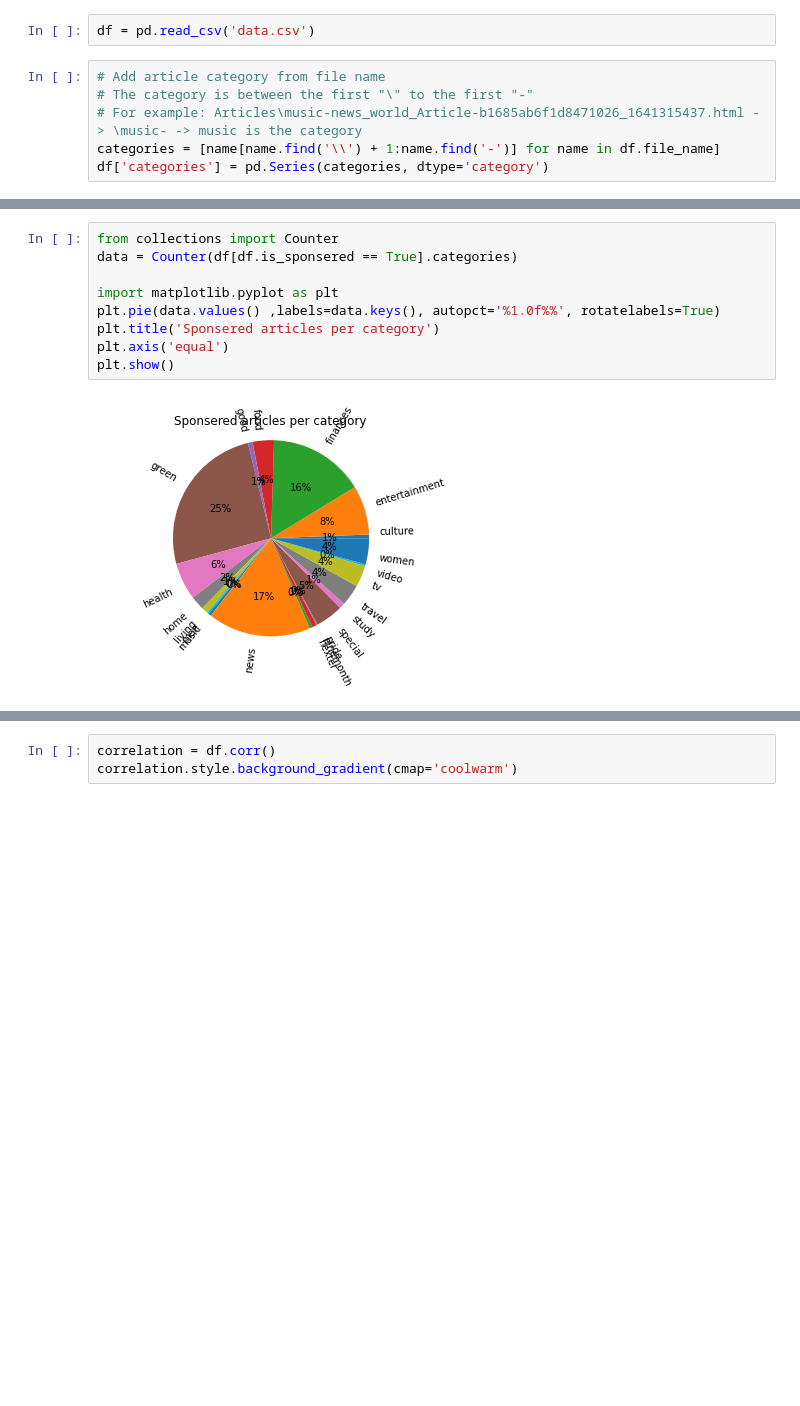
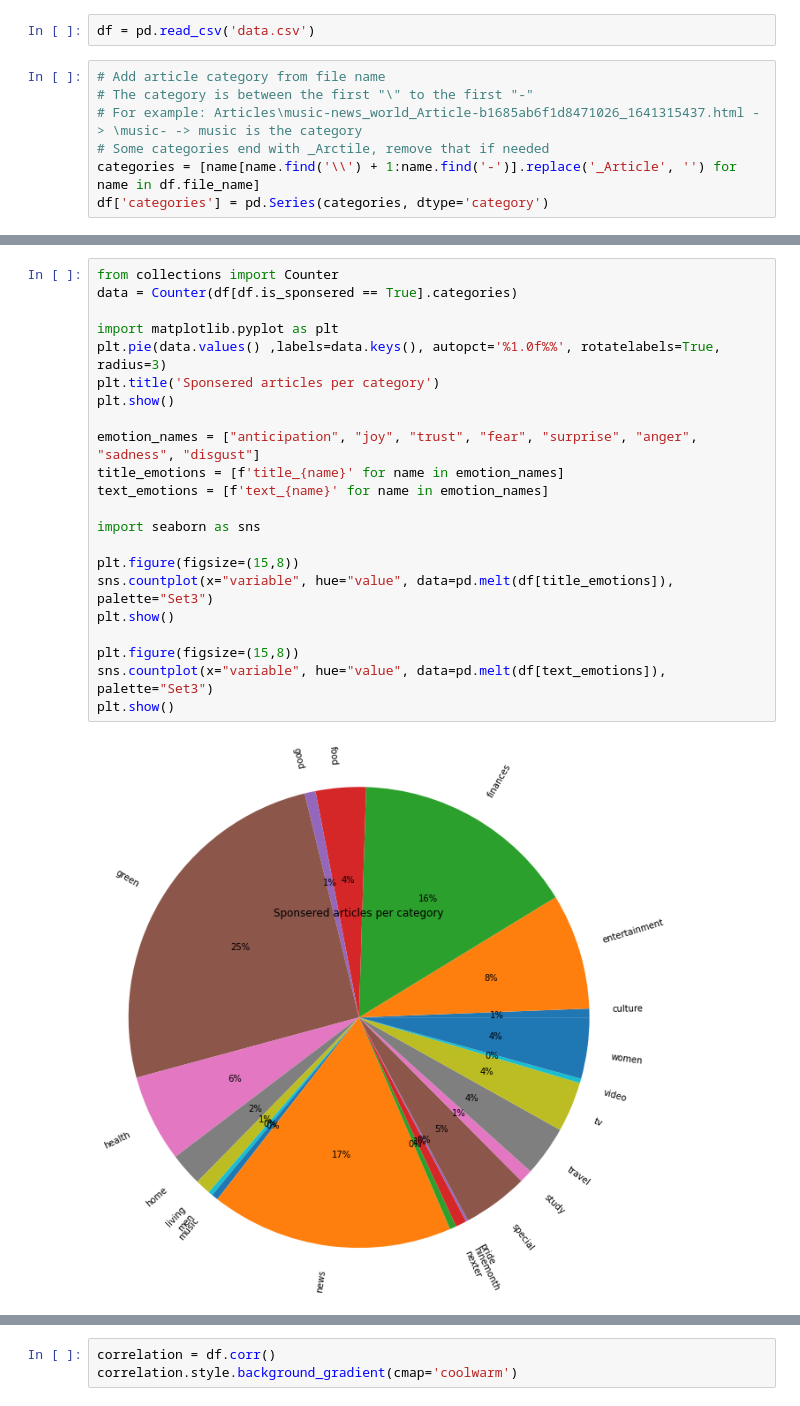
Before and after one commit to edenc3/AdsOrNews, a Jupyter notebook: from_csv.ipynb, the cells around one changed output, grey strips where cells are left out. Drawn from its saved outputs; the diff is of its cells as text; blank space fills up the shorter version.

```diff
--- a/from_csv.ipynb
+++ b/from_csv.ipynb
@@ -19,6 +19,7 @@ df = pd.read_csv('data.csv')
 # Add article category from file name
 # The category is between the first "\" to the first "-"
 # For example: Articles\music-news_world_Article-b1685ab6f1d8471026_1641315437.html -> \music- -> music is the category
-categories = [name[name.find('\\') + 1:name.find('-')] for name in df.file_name]
+# Some categories end with _Arctile, remove that if needed
+categories = [name[name.find('\\') + 1:name.find('-')].replace('_Article', '') for name in df.file_name]
 df['categories'] = pd.Series(categories, dtype='category')
 # %%
@@ -27,11 +28,24 @@ df.drop(columns=['textarea_count'], inplace=True)
 # %%
 from collections import Counter
 data = Counter(df[df.is_sponsered == True].categories)
 
 import matplotlib.pyplot as plt
-plt.pie(data.values() ,labels=data.keys(), autopct='%1.0f%%', rotatelabels=True)
+plt.pie(data.values() ,labels=data.keys(), autopct='%1.0f%%', rotatelabels=True, radius=3)
 plt.title('Sponsered articles per category')
-plt.axis('equal')
 plt.show()
+
+emotion_names = ["anticipation", "joy", "trust", "fear", "surprise", "anger", "sadness", "disgust"]
+title_emotions = [f'title_{name}' for name in emotion_names]
+text_emotions = [f'text_{name}' for name in emotion_names]
+
+import seaborn as sns
+
+plt.figure(figsize=(15,8))
+sns.countplot(x="variable", hue="value", data=pd.melt(df[title_emotions]), palette="Set3")
+plt.show()
+
+plt.figure(figsize=(15,8))
+sns.countplot(x="variable", hue="value", data=pd.melt(df[text_emotions]), palette="Set3")
+plt.show()
 # %% [output]
-[figure, old version]
+[figure, new version]
```
Also changed, not shown: parts of 9 cells of this notebook.
